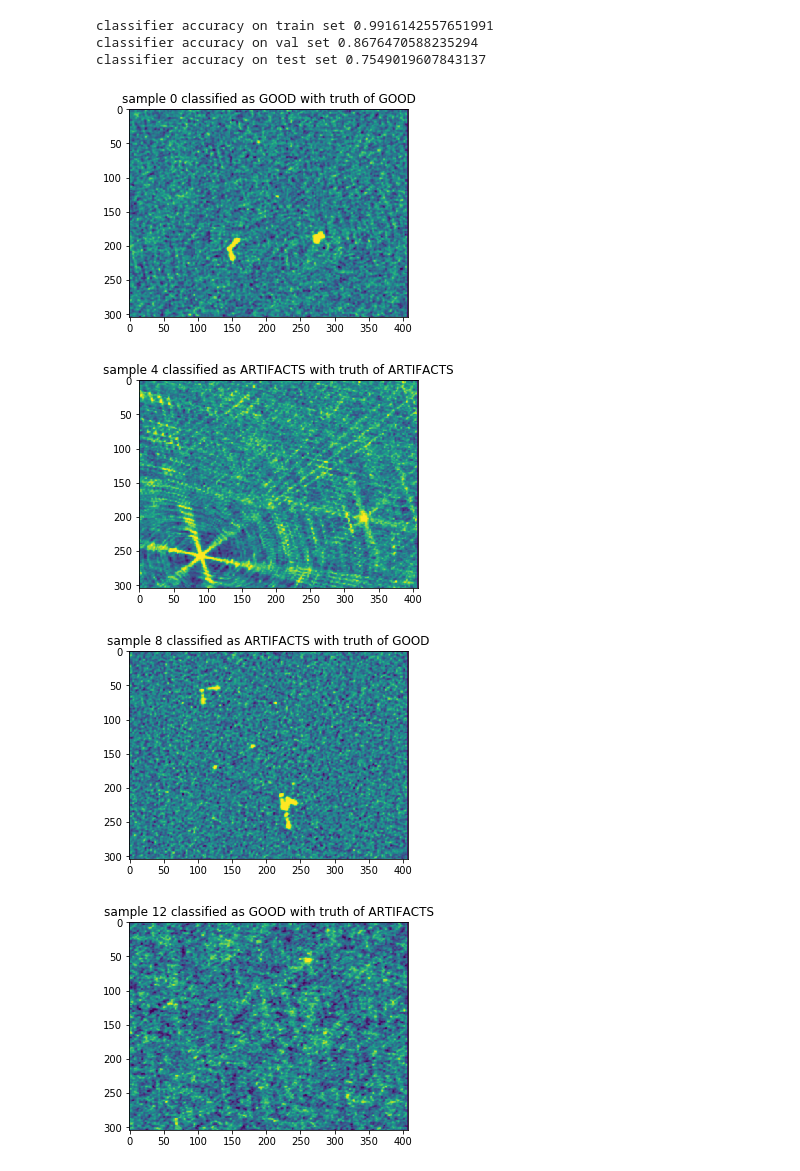
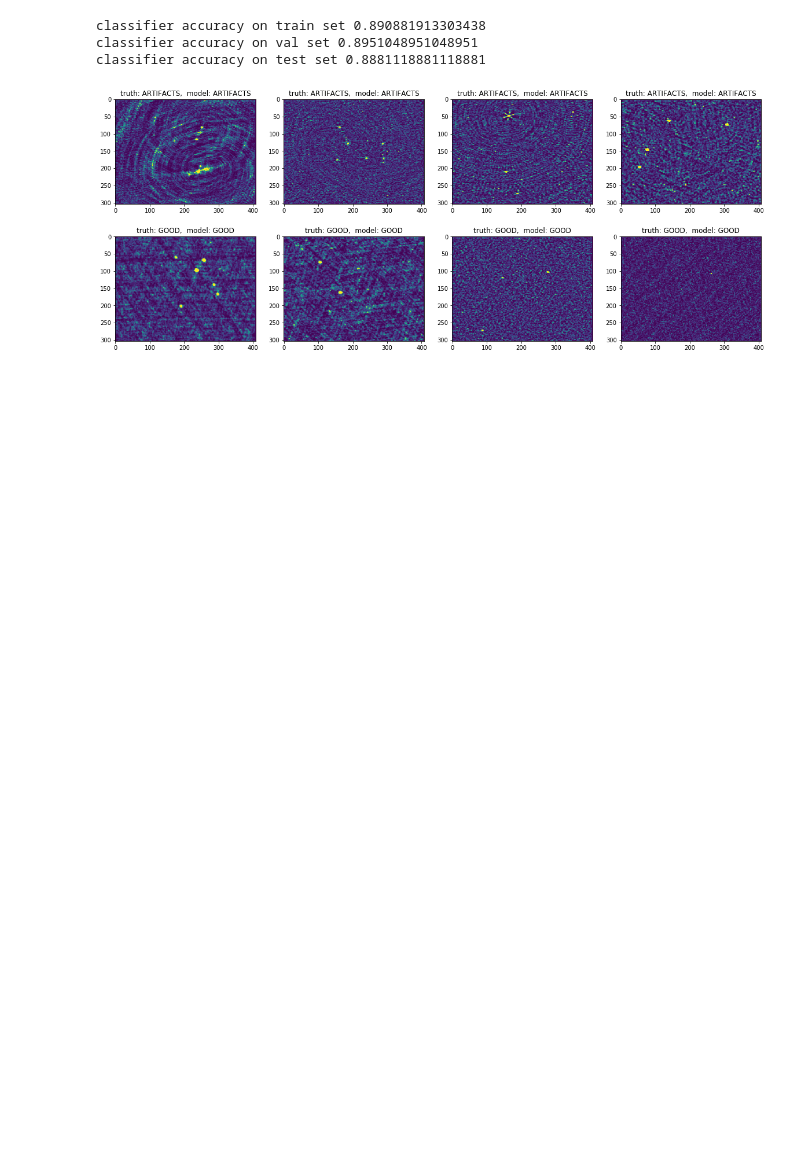
Before and after one commit to ryanraba/casa6, a Jupyter notebook: CASA_imageclassifier_cnn.ipynb, the cells around one changed output. Saved outputs shown, nothing was run; the diff lists cells and outputs as text; code cells hidden in the pictures; blank space fills up the shorter version.

```diff
--- a/CASA_imageclassifier_cnn.ipynb
+++ b/CASA_imageclassifier_cnn.ipynb
@@ -62,0 +85,18 @@ print(len(dm), len(train), len(val), len(test))
+# %%
+from keras.preprocessing.image import ImageDataGenerator
+
+# heres a neat trick where we can augment our training data by randomly moving it around
+datagen = ImageDataGenerator(rotation_range=20,
+                             width_shift_range=0.2,
+                             height_shift_range=0.2,
+                             horizontal_flip=True,
+                             fill_mode='wrap')
+
+datagen.fit(dm)
+
+# observe, same training image four different ways
+ff, aa = plt.subplots(1,4, figsize=(20,20))
+aa[0].imshow(dm[train[0]][:,:,0])
+aa[1].imshow(datagen.random_transform(dm[train[0]], seed=17)[:,:,0])
+aa[2].imshow(datagen.random_transform(dm[train[0]], seed=138)[:,:,0])
+aa[3].imshow(datagen.random_transform(dm[train[0]], seed=1989)[:,:,0])
@@ -113,38 +141,35 @@ Epoch 39/1000
 # %%
 from matplotlib import colors
 from sklearn.metrics import accuracy_score
 
 # load best model saved during training
 classifier = load_model('cnn_model.h5')
 
 # just for kicks, lets verify training and validation accuracy first
 preds = np.round(classifier.predict(dm[train]))
 print('classifier accuracy on train set', accuracy_score(targets[train], preds))
 
 preds = np.round(classifier.predict(dm[val]))
 print('classifier accuracy on val set', accuracy_score(targets[val], preds))
 
 # now the interesting part, lets see what the accuracy is on new data
 preds = np.round(classifier.predict(dm[test]))
 print('classifier accuracy on test set', accuracy_score(targets[test], preds))
 
 # spot check some stuff
-for ss in range(0,40,4):
-  print('')
-  ff, aa = plt.subplots(1,1, figsize=(5,5))
-  label, truth = 'GOOD', 'GOOD'
-  if preds[ss] == 0: label = 'ARTIFACTS'
-  if targets[test[ss]] == 0: truth = 'ARTIFACTS'
-  aa.imshow(dm[test[ss]][:,:,0], norm=colors.PowerNorm(1))
-  aa.set_title('sample ' + str(ss) + ' classified as ' + label + ' with truth of ' + truth)
-  plt.show()
+ff, aa = plt.subplots(2,4, figsize=(20,8))
+labels = ['ARTIFACTS','GOOD']
+samples = np.where(targets[test] == 0)[0][:4]
+for ii,ss in enumerate(samples):
+  aa[0,ii].imshow(dm[test[ss]][:,:,0], norm=colors.PowerNorm(3))
+  aa[0,ii].set_title('truth: ARTIFACTS,  model: ' + labels[int(preds[ss][0])])
 
-# voila!
+samples = np.where(targets[test] == 1)[0][:4]
+for ii,ss in enumerate(samples):
+  aa[1,ii].imshow(dm[test[ss]][:,:,0], norm=colors.PowerNorm(3))
+  aa[1,ii].set_title('truth: GOOD,  model: ' + labels[int(preds[ss][0])])
 # %% [output]
-classifier accuracy on train set 0.9916142557651991
-classifier accuracy on val set 0.8676470588235294
-classifier accuracy on test set 0.7549019607843137
+classifier accuracy on train set 0.890881913303438
+classifier accuracy on val set 0.8951048951048951
+classifier accuracy on test set 0.8881118881118881
-[figure, old version]
+[figure, new version]
-[figure, removed]
-[figure, removed]
-[figure, removed]
```
Also changed, not shown: parts of 8 cells of this notebook.
